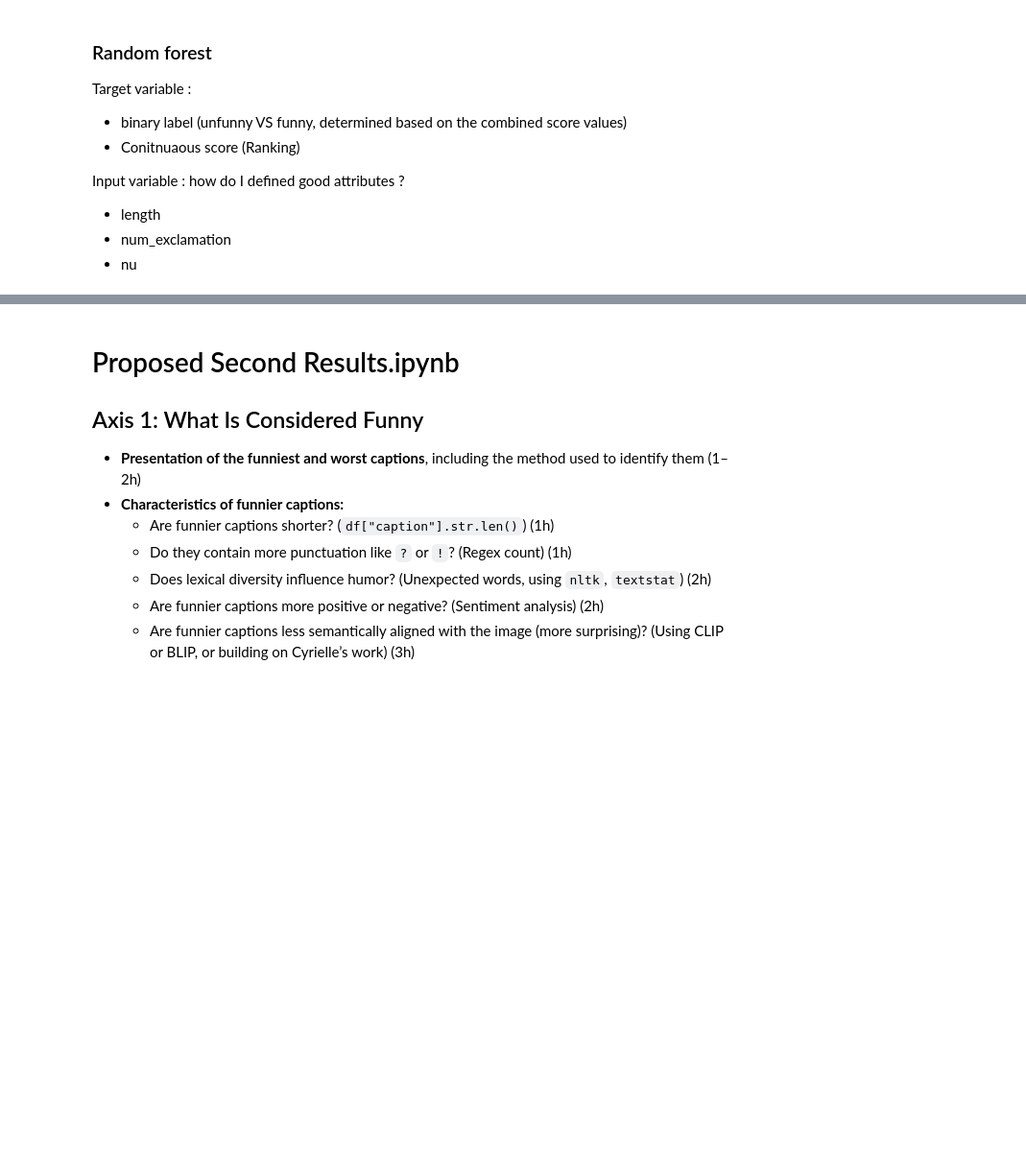
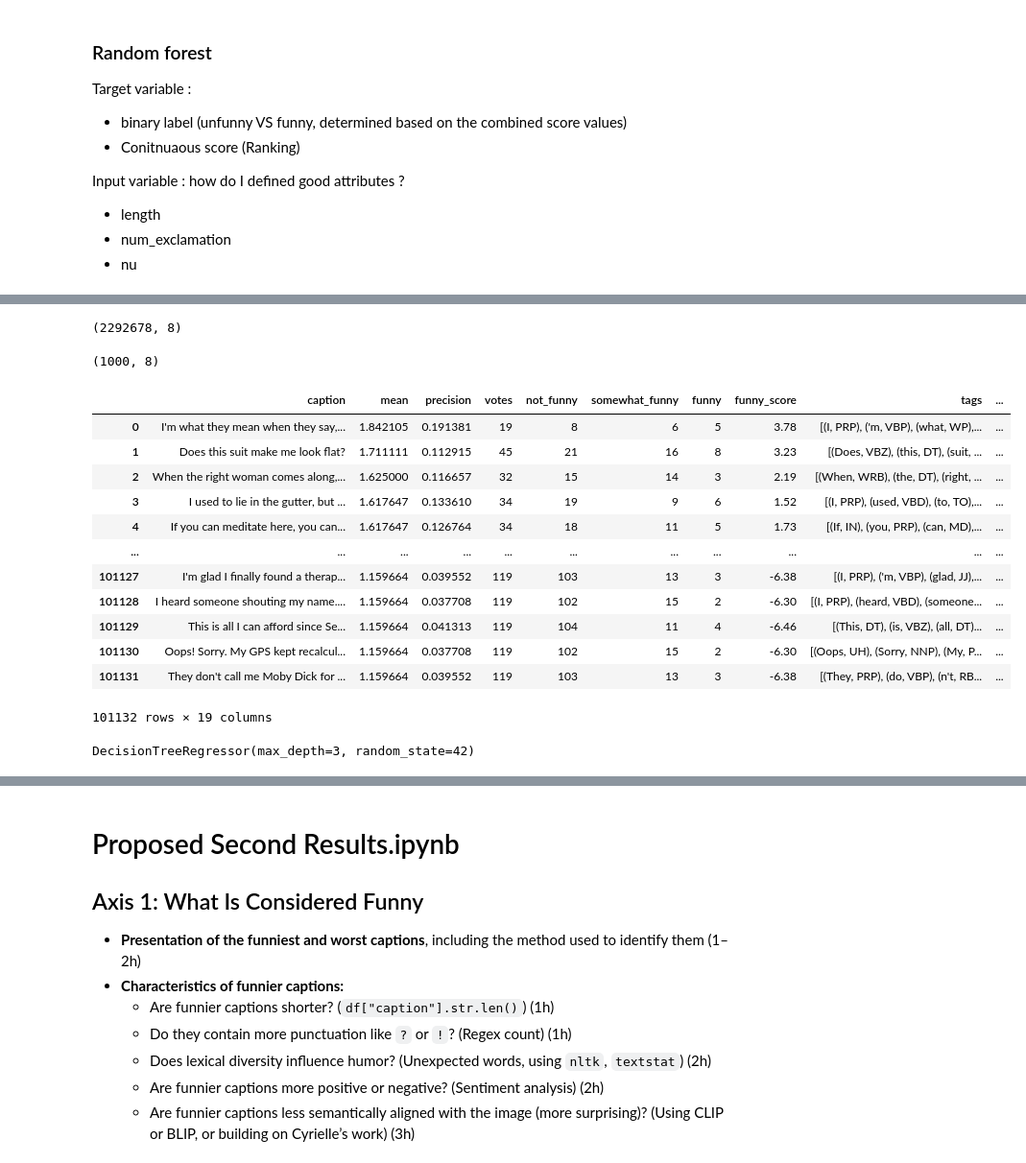
Before and after one commit to epfl-ada/ada-2025-project-adacore42, a Jupyter notebook: _Other/katia_analysis/what_is_funny.ipynb, the cells around one changed output, grey strips where cells are left out. Shown at 96% size. Cells and saved outputs as stored; diff of their text form; code cells hidden in the pictures; blank space fills up the shorter version.

```diff
--- a/_Other/katia_analysis/what_is_funny.ipynb
+++ b/_Other/katia_analysis/what_is_funny.ipynb
@@ -301,0 +354,74 @@ Input variable : how do I defined good attributes ?
+# %%
+print(dataAm.shape)
+subset_test =dataAm.loc[1:1000,]
+subset_test.shape
+# %% [output]
+(2292678, 8)
+(1000, 8)
+# %%
+# run pendant longtemps 6minn <
+results_blob = []
+subset_test =dataAm.loc[1:100000,]
+for cap in subset_test['caption']:
+    blob = TextBlob(cap)
+    results_blob.append({
+        'caption': cap,
+        'tags': blob.tags,
+        'words': blob.words,
+        'num_words' : len(blob.words),
+        #'sentences': [str(s) for s in blob.sentences],
+        #'nouns': blob.noun_phrases,
+        #'verbs': [w.lower() for w, pos in blob.tags if pos.startswith("VB")],
+        'adjectives': [w for w, pos in blob.tags if pos.startswith("JJ")],
+        #'adverbs': [w for w, pos in blob.tags if pos.startswith("RB")],
+        'proper_nouns': [w for w, pos in blob.tags if pos == "NNP"],
+        #'lemmas': [w.lemmatize() for w in blob.words], # pour comparer mot meme si pluriel
+        #'word_counts': blob.word_counts,
+        #'ngrams_2': blob.ngrams(2), # analyse mot ensemble
+        'num_proper_nouns' : len([w for w, pos in blob.tags if pos == "NNP"]),
+        'num_verbs' : len([w for w, pos in blob.tags if pos.startswith("VB")]),
+        'polarity': blob.sentiment.polarity, #sentiment entre -1 (négatif) et +1 (positif).
+        'subjectivity': blob.sentiment.subjectivity, #Valeur entre 0 (objectif) et 1 (subjectif).
+        'num_punct' : len(re.findall(r'[^\w\s]', cap)),
+        'num_repeats' : len( re.findall(r'\b(\w+)\s+\1\b', cap.lower()))
+    })
+
+# Convertir en DataFrame pour analyses
+df_blob = pd.DataFrame(results_blob)
+
+dataAm_t = subset_test.merge(df_blob, on="caption", how="left")
+dataAm_t
+# %% [output]
+|  | caption | mean | precision | votes | not_funny | somewhat_funny | funny | funny_score | tags | ... |
+| 0 | I'm what they mean when they say,... | 1.842105 | 0.191381 | 19 | 8 | 6 | 5 | 3.78 | [(I, PRP), ('m, VBP), (what, WP),... | ... |
+| 1 | Does this suit make me look flat? | 1.711111 | 0.112915 | 45 | 21 | 16 | 8 | 3.23 | [(Does, VBZ), (this, DT), (suit, ... | ... |
+| 2 | When the right woman comes along,... | 1.625000 | 0.116657 | 32 | 15 | 14 | 3 | 2.19 | [(When, WRB), (the, DT), (right, ... | ... |
+| 3 | I used to lie in the gutter, but ... | 1.617647 | 0.133610 | 34 | 19 | 9 | 6 | 1.52 | [(I, PRP), (used, VBD), (to, TO),... | ... |
+| 4 | If you can meditate here, you can... | 1.617647 | 0.126764 | 34 | 18 | 11 | 5 | 1.73 | [(If, IN), (you, PRP), (can, MD),... | ... |
+| ... | ... | ... | ... | ... | ... | ... | ... | ... | ... | ... |
+| 101127 | I'm glad I finally found a therap... | 1.159664 | 0.039552 | 119 | 103 | 13 | 3 | -6.38 | [(I, PRP), ('m, VBP), (glad, JJ),... | ... |
+| 101128 | I heard someone shouting my name.... | 1.159664 | 0.037708 | 119 | 102 | 15 | 2 | -6.30 | [(I, PRP), (heard, VBD), (someone... | ... |
+| 101129 | This is all I can afford since Se... | 1.159664 | 0.041313 | 119 | 104 | 11 | 4 | -6.46 | [(This, DT), (is, VBZ), (all, DT)... | ... |
+| 101130 | Oops! Sorry. My GPS kept recalcul... | 1.159664 | 0.037708 | 119 | 102 | 15 | 2 | -6.30 | [(Oops, UH), (Sorry, NNP), (My, P... | ... |
+| 101131 | They don't call me Moby Dick for ... | 1.159664 | 0.039552 | 119 | 103 | 13 | 3 | -6.38 | [(They, PRP), (do, VBP), (n't, RB... | ... |
+101132 rows × 19 columns
+# %%
+from sklearn.tree import DecisionTreeRegressor
+from sklearn.model_selection import train_test_split
+
+X = dataAm_t[['num_words',
+        "polarity",
+        "subjectivity",
+        'num_proper_nouns',
+        'num_verbs',
+        'num_repeats',
+         'num_punct' ]]  # tes features
+y = dataAm_t["funny_score"]  # variable continue
+
+X_train, X_test, y_train, y_test = train_test_split(
+    X, y, test_size=0.4, random_state=42)
+
+model = DecisionTreeRegressor(max_depth=3, random_state=42)
+model.fit(X_train, y_train)
+# %% [output]
+DecisionTreeRegressor(max_depth=3, random_state=42)
```
Also changed, not shown: parts of 7 cells of this notebook, 1 other file.
